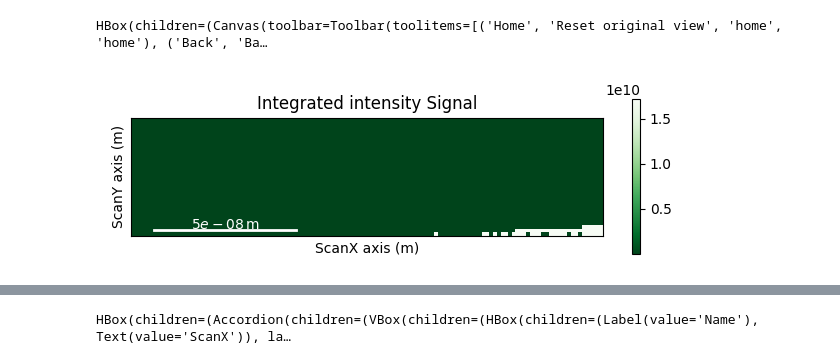
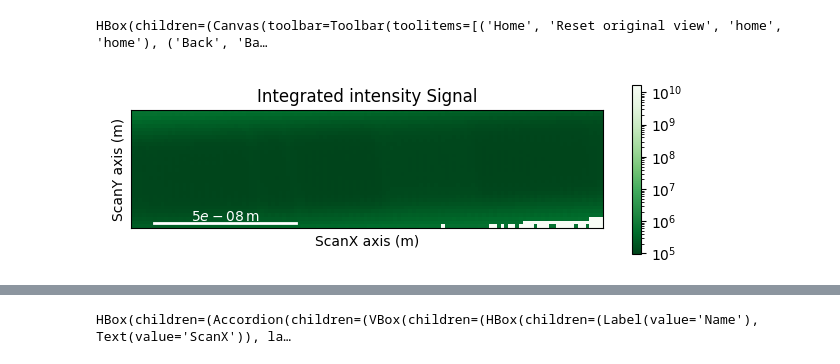
Before and after one commit to ingridmzg/master-code, a Jupyter notebook: examples/Templatematching.ipynb, the cells around one changed output, grey strips where cells are left out. Cells and saved outputs as stored; diff of their text form; code cells hidden in the pictures.

```diff
--- a/Templatematching.ipynb
+++ b/examples/Templatematching.ipynb
@@ -82,7 +82,7 @@ Load the preprocessed data. It should already be well calibrated and centered. W
 _Tip: using the `pathlib.Path` object helps alot when dealing with data paths on multiple systems (e.g. windows and Unix) and when modifying paths for saving data_
 # %%
 #base_directory = Path("/Users/ingridmzg/Masteroppgave/Bilder/GrandARM/transfer_437760_files_bc69ddf3/")
-base_directory = Path("GARM/437760")
+base_directory = Path("GARM/437760_processed")
 files = list(base_directory.glob("*.hspy"))
 print("Found files:")
 for i, f in enumerate(files):
@@ -94,7 +100,7 @@ Found files:
 # %%
 # Select indices from the printed list
-signal_idx = 1
-navigator_idx = 0
+signal_idx = 3
+navigator_idx = 1
 
 signal_path = files[signal_idx]
 navigator_path = files[navigator_idx]
@@ -129,8 +135,8 @@ signal.plot(norm='symlog')
 # %% [output]
 HBox(children=(Canvas(toolbar=Toolbar(toolitems=[('Home', 'Reset original view', 'home', 'home'), ('Back', 'Ba…
 # %%
-signal.plot_integrated_intensity(hs.roi.CircleROI(0.0, 0.0, 0.1), cmap='Greens_r')
+signal.plot_integrated_intensity(hs.roi.CircleROI(0.0, 0.0, 0.5), cmap='Greens_r', norm="log")
 # %% [output]
-[figure, old version]
+[figure, new version]
 # %%
 assert False
```
Also changed, not shown: parts of 22 cells of this notebook, 11 other files.
